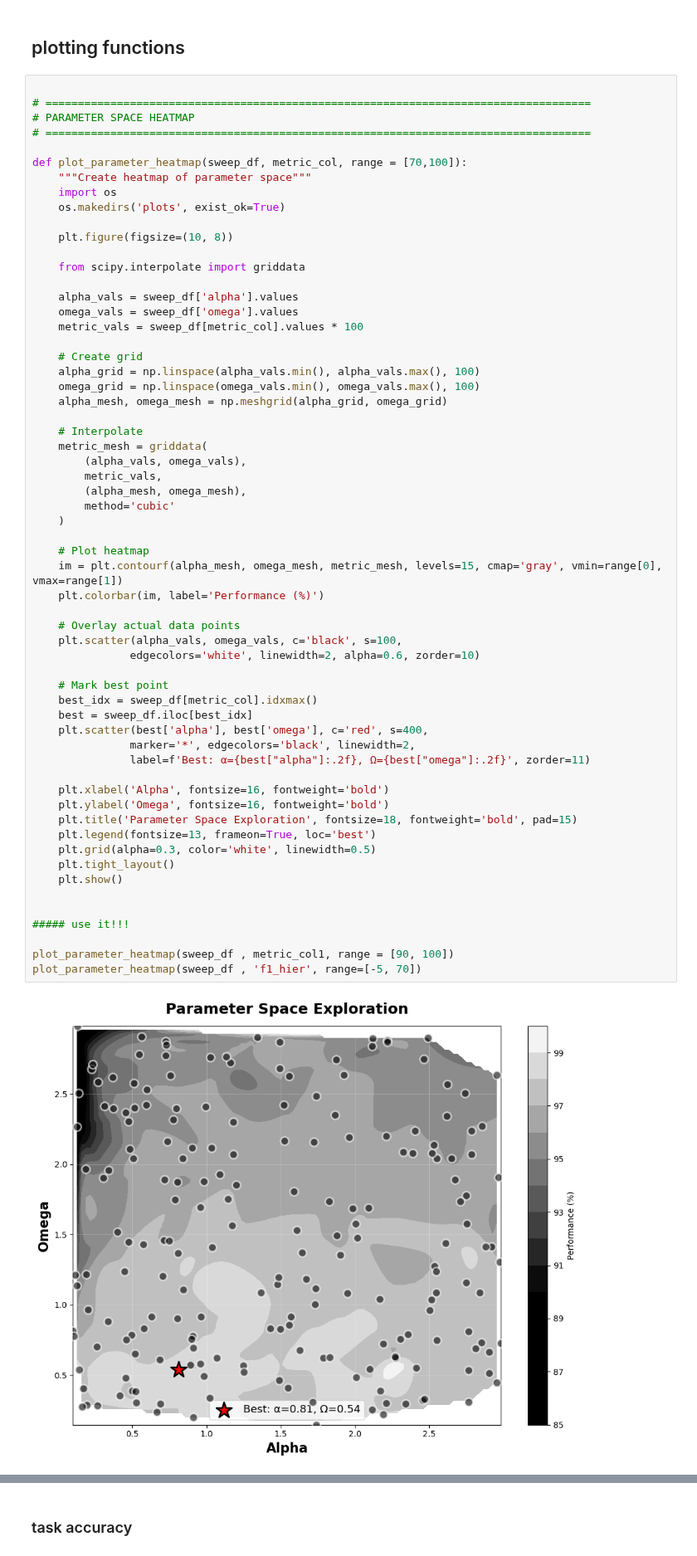
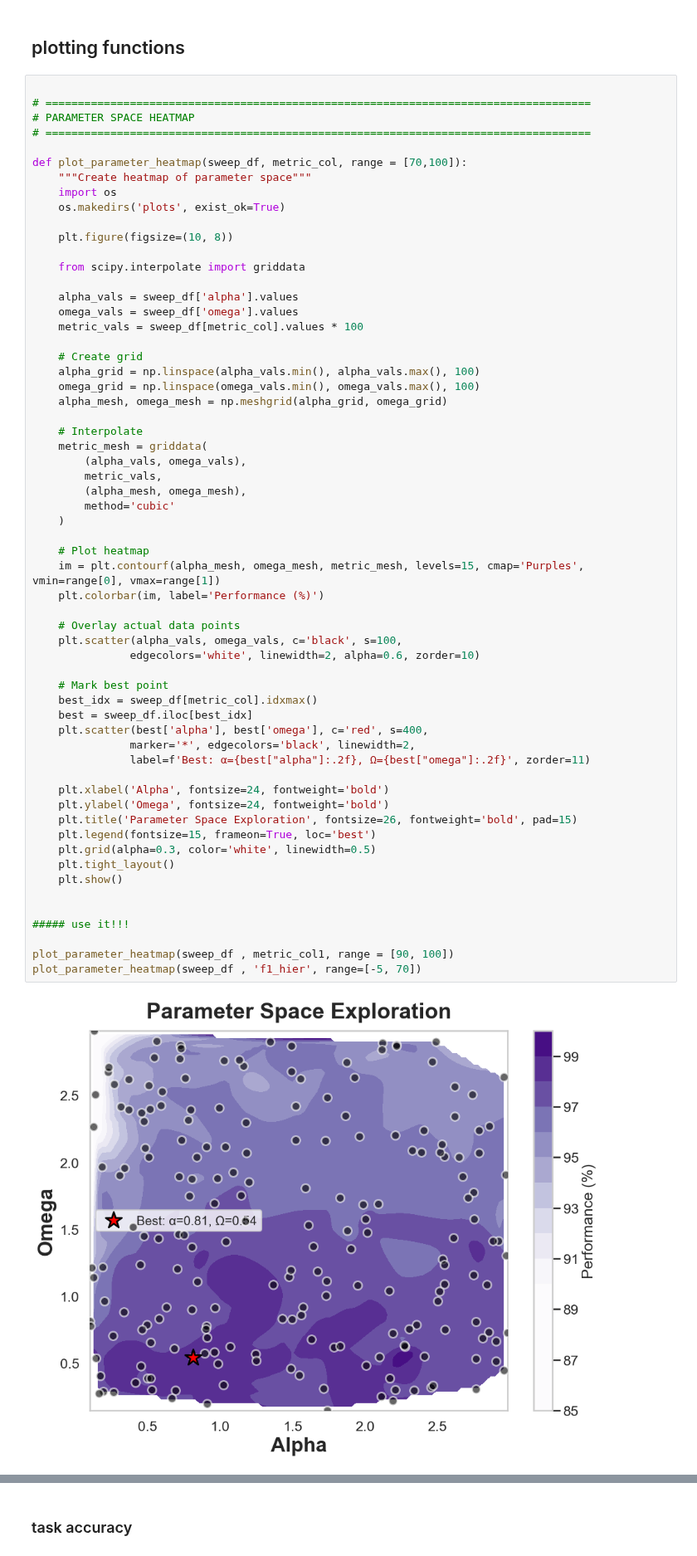
Before and after one commit to Iigaya-Lab/HOLMES-2026, a Jupyter notebook: figures_2_3.ipynb, the cells around one changed output, grey strips where cells are left out. Shown at 83% size. Saved outputs shown, nothing was run; the diff lists cells and outputs as text.

Commit message:
added colors to figures for CCN

```diff
--- a/figures_2_3.ipynb
+++ b/figures_2_3.ipynb
@@ -485,36 +485,36 @@ def plot_parameter_heatmap(sweep_df, metric_col, range = [70,100]):
         (alpha_vals, omega_vals),
         metric_vals,
         (alpha_mesh, omega_mesh),
         method='cubic'
     )
 
     # Plot heatmap
-    im = plt.contourf(alpha_mesh, omega_mesh, metric_mesh, levels=15, cmap='gray', vmin=range[0], vmax=range[1])
+    im = plt.contourf(alpha_mesh, omega_mesh, metric_mesh, levels=15, cmap='Purples', vmin=range[0], vmax=range[1])
     plt.colorbar(im, label='Performance (%)')
 
     # Overlay actual data points
     plt.scatter(alpha_vals, omega_vals, c='black', s=100,
                edgecolors='white', linewidth=2, alpha=0.6, zorder=10)
 
     # Mark best point
     best_idx = sweep_df[metric_col].idxmax()
     best = sweep_df.iloc[best_idx]
     plt.scatter(best['alpha'], best['omega'], c='red', s=400,
                marker='*', edgecolors='black', linewidth=2,
                label=f'Best: α={best["alpha"]:.2f}, Ω={best["omega"]:.2f}', zorder=11)
 
-    plt.xlabel('Alpha', fontsize=16, fontweight='bold')
-    plt.ylabel('Omega', fontsize=16, fontweight='bold')
-    plt.title('Parameter Space Exploration', fontsize=18, fontweight='bold', pad=15)
-    plt.legend(fontsize=13, frameon=True, loc='best')
+    plt.xlabel('Alpha', fontsize=24, fontweight='bold')
+    plt.ylabel('Omega', fontsize=24, fontweight='bold')
+    plt.title('Parameter Space Exploration', fontsize=26, fontweight='bold', pad=15)
+    plt.legend(fontsize=15, frameon=True, loc='best')
     plt.grid(alpha=0.3, color='white', linewidth=0.5)
     plt.tight_layout()
     plt.show()
 
 
 ##### use it!!!
 
 plot_parameter_heatmap(sweep_df , metric_col1, range = [90, 100])
 plot_parameter_heatmap(sweep_df , 'f1_hier', range=[-5, 70])
 # %% [output]
-[figure, old version]
+[figure, new version]
```
Also changed, not shown: parts of 12 cells of this notebook.
